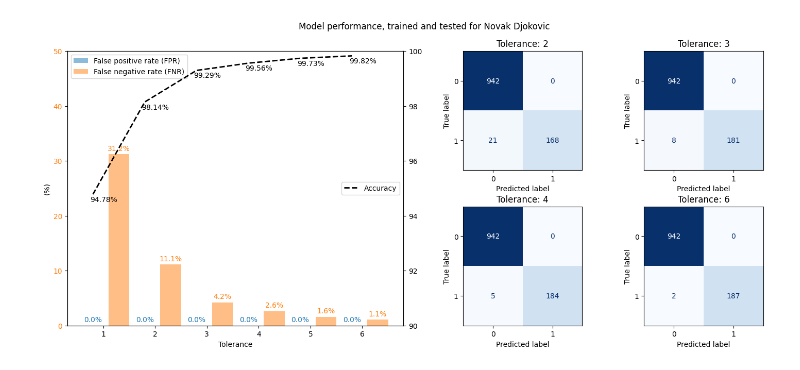
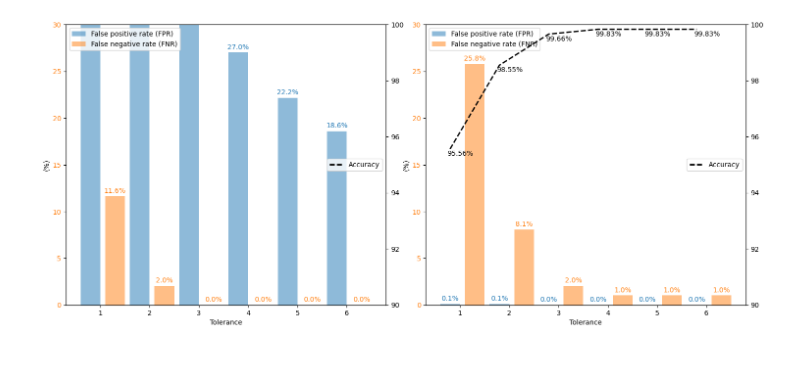
Before and after one commit to Charlie-XIAO/MCM24-xzz, a Jupyter notebook: q3-3.ipynb, the cells around one changed output. Cells and saved outputs as stored; diff of their text form; code cells hidden in the pictures.

```diff
--- a/q3-3.ipynb
+++ b/q3-3.ipynb
@@ -327,6 +344,6 @@ plot_correlation(
 selected_method = "pearson"
 selected_corr, selected_corrp = correlation_storage[selected_method]
 selected_features = selected_corrp[selected_corrp <= 0.05].index
-X, y = df_info[selected_features], df_info["swing"]
+X, y = df_info_player[selected_features], df_info_player["swing"]
 X.shape, y.shape
 # %% [output]
@@ -361,0 +399,12 @@ df_importances.set_index("feature").sort_values("importance", ascending=False).T
+# %%
+no_swing_count_comp, swing_count_comp = (y_comp == 0).sum(), (y_comp == 1).sum()
+print(f"No swing: {no_swing_count_comp}; Swing: {swing_count_comp}")
+sampling_strategy_comp = {0: no_swing_count_comp, 1: max(int(no_swing_count_comp / 10), swing_count_comp)}
+pipeline_comp = Pipeline(
+    [
+        ("scaler", StandardScaler()),
+        ("sample", SMOTE(random_state=42, sampling_strategy=sampling_strategy_comp)),
+        ("clf", RandomForestClassifier(n_estimators=500, random_state=42)),
+    ]
+)
+pipeline_comp.fit(X_comp, y_comp)
@@ -361,0 +418,3 @@ df_importances.set_index("feature").sort_values("importance", ascending=False).T
+# %%
+clf_comp = pipeline_comp["clf"]
+pd.DataFrame({"feature": X_comp.columns, "importance": clf_comp.feature_importances_}).set_index("feature").sort_values("importance", ascending=False).T
@@ -362,7 +424,8 @@ df_importances.set_index("feature").sort_values("importance", ascending=False).T
 # %%
 with warnings.catch_warnings():
     warnings.simplefilter("ignore")
-    df_info.loc[X.index, "swing_pred"] = clf.predict(X)
+    df_info = df_info.loc[X.index, :]
+    df_info.loc[X.index, "swing_pred"] = clf_comp.predict(X)
 df_info["swing_pred"] = df_info["swing_pred"].astype(int)
 df_info[["swing", "swing_pred"]].value_counts().to_frame().sort_index()
 # %% [output]
@@ -389,59 +455,48 @@ def get_false_preds(df_info, indices, tolerance):
 n_positives, n_negatives = len(y[y == 1]), len(y[y == 0])
 fig = plt.figure(figsize=(14, 7))
 subfig1, subfig2 = fig.subfigures(1, 2, width_ratios=[1, 1], wspace=0.1)
-ax1 = subfig1.subplots()
-ax2 = subfig2.subplots(2, 2)
 
 tolerances = np.arange(1, 7)
-conf_map = {2: (0, 0), 3: (0, 1), 4: (1, 0), 6: (1, 1)}
-accs, fp_percs, fn_percs = [], [], []
-with Progress(transient=True) as progress:
-    task = progress.add_task("Processing...", total=len(tolerances))
-    for tolerance in tolerances:
-        false_positives, false_negatives = get_false_preds(df_info, y.index, tolerance)
+for subfig, cur_df in zip([subfig1, subfig2], [df_info_player, df_info]):
+    subax = subfig.subplots()
+    accs, fp_percs, fn_percs = [], [], []
+    for tol in tolerances:
+        false_positives, false_negatives = get_false_preds(cur_df, y.index, tol)
         fp, fn = len(false_positives), len(false_negatives)
         tp, tn = n_positives - fn, n_negatives - fp
         accs.append((tp + tn) / len(y) * 100)
         fp_percs.append(fp / (fp + tn) * 100)
         fn_percs.append(fn / (fn + tp) * 100)
-        if tolerance in conf_map:
-            curax = ax2[*conf_map[tolerance]]
-            curax.set_title(f"Tolerance: {tolerance}")
-            ConfusionMatrixDisplay(
-                confusion_matrix=np.array([[tn, fp], [fn, tp]]), display_labels=[0, 1]
-            ).plot(ax=curax, cmap="Blues", colorbar=False)
-        progress.update(task, advance=1)
 
-rects_fp = ax1.bar(
-    tolerances, fp_percs, width=0.4, label="False positive rate (FPR)", alpha=0.5
-)
-ax1.bar_label(rects_fp, fmt="%.1f%%", padding=3, color="tab:blue")
-rects_fn = ax1.bar(
-    tolerances + 0.5, fn_percs, width=0.4, label="False negative rate (FNR)", alpha=0.5
-)
-ax1.bar_label(rects_fn, fmt="%.1f%%", padding=3, color="tab:orange")
-ax1.set_xticks(tolerances + 0.2)
-ax1.set_xticklabels(tolerances)
-ax1.set_xlabel("Tolerance")
-ax1.set_ylabel("(%)")
-ax1.set_ylim(0, 50)
-ax1.tick_params(axis="y", labelcolor="tab:orange")
-ax1.legend(loc="upper left")
-ax1_ = ax1.twinx()
-ax1_.plot(tolerances, accs, label="Accuracy", color="black", lw=2, linestyle="--")
-for i, (tolerance, acc) in enumerate(zip(tolerances, accs)):
-    ax1_.annotate(
-        f"{acc:.2f}%",
-        (tolerance, acc),
-        textcoords="offset points",
-        xytext=(15, -10),
-        ha="center",
-        fontsize=10,
+    rects_fp = subax.bar(
+        tolerances, fp_percs, width=0.4, label="False positive rate (FPR)", alpha=0.5
     )
-ax1_.set_ylim(90, 100)
-ax1_.legend(loc="center right")
+    subax.bar_label(rects_fp, fmt="%.1f%%", padding=3, color="tab:blue")
+    rects_fn = subax.bar(
+        tolerances + 0.5, fn_percs, width=0.4, label="False negative rate (FNR)", alpha=0.5
+    )
+    subax.bar_label(rects_fn, fmt="%.1f%%", padding=3, color="tab:orange")
+    subax.set_xticks(tolerances + 0.2)
+    subax.set_xticklabels(tolerances)
+    subax.set_xlabel("Tolerance")
+    subax.set_ylabel("(%)")
+    subax.set_ylim(0, 30)
+    subax.tick_params(axis="y", labelcolor="tab:orange")
+    subax.legend(loc="upper left")
+    subax_ = subax.twinx()
+    subax_.plot(tolerances, accs, label="Accuracy", color="black", lw=2, linestyle="--")
+    for i, (tolerance, acc) in enumerate(zip(tolerances, accs)):
+        subax_.annotate(
+            f"{acc:.2f}%",
+            (tolerance, acc),
+            textcoords="offset points",
+            xytext=(15, -10),
+            ha="center",
+            fontsize=10,
+        )
+    subax_.set_ylim(90, 100)
+    subax_.legend(loc="center right")
 
-fig.suptitle(f"Model performance, trained and tested for {player_name}")
 fig.tight_layout()
 plt.show()
 # %% [output]
@@ -451 +503 @@ plt.show()
-[figure, old version]
+[figure, new version]
```
Also changed, not shown: parts of 36 cells of this notebook, 7 other files.
